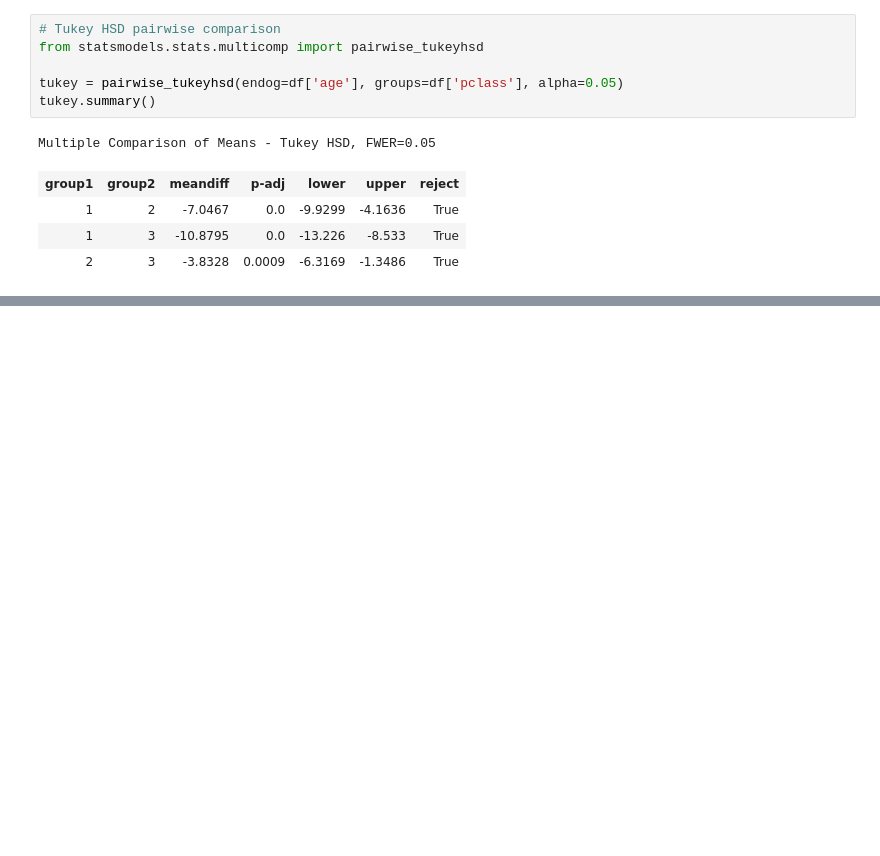
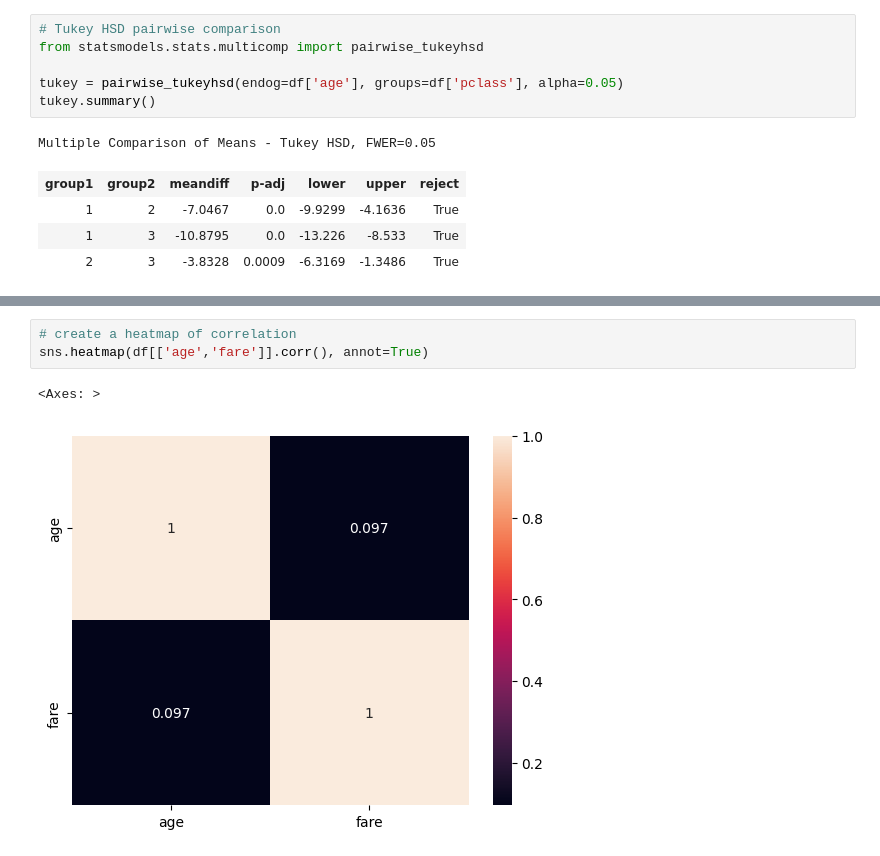
Before and after one commit to Ind-saurabh-kumar/Data_Science_Course, a Jupyter notebook: Mathematics/Statistics/case_study.ipynb, the cells around one changed output, grey strips where cells are left out. Cells and saved outputs as stored; diff of their text form; blank space fills up the shorter version.

```diff
--- a/Mathematics/Statistics/case_study.ipynb
+++ b/Mathematics/Statistics/case_study.ipynb
@@ -270,0 +342,6 @@ Multiple Comparison of Means - Tukey HSD, FWER=0.05
+# %%
+# create a heatmap of correlation
+sns.heatmap(df[['age','fare']].corr(), annot=True)
+# %% [output]
+<Axes: >
+[figure, added]
```
Also changed, not shown: parts of 15 cells of this notebook, 1 other file.
